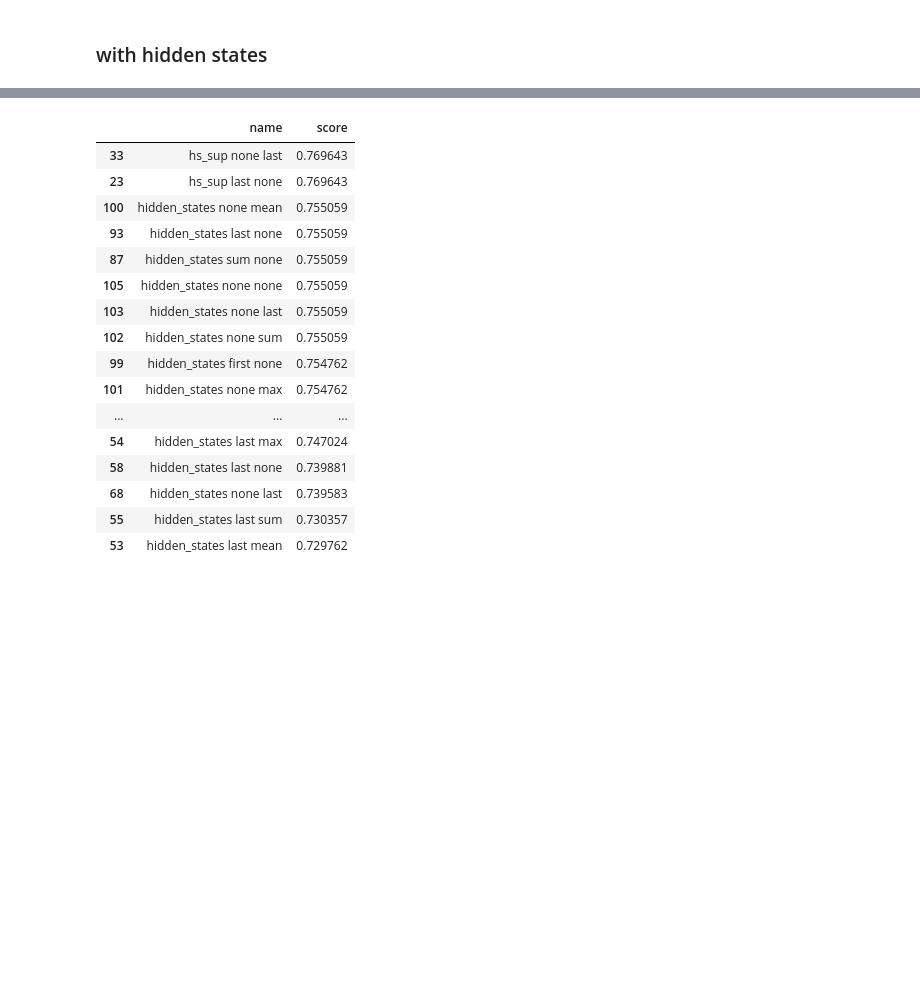
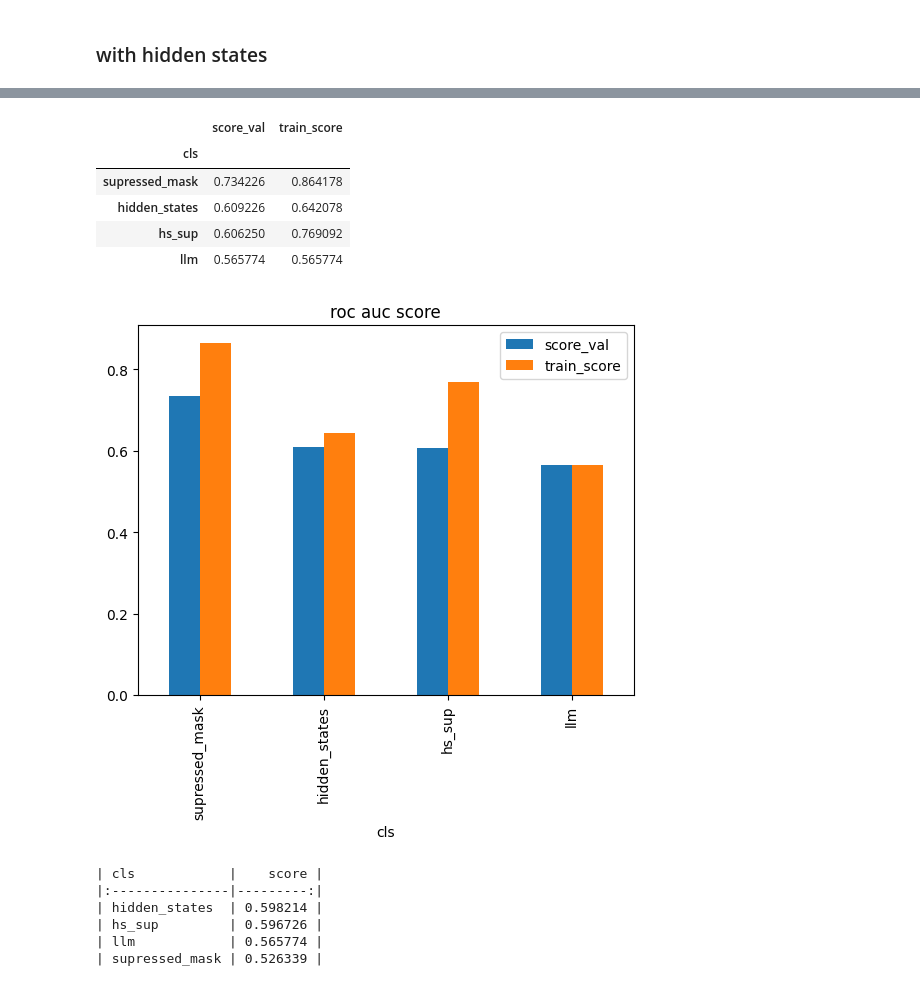
Before and after one commit to wassname/activation_store, a Jupyter notebook: nbs/TQA_regr.ipynb, the cells around one changed output, grey strips where cells are left out. Drawn from its saved outputs; the diff is of its cells as text; code cells hidden in the pictures; blank space fills up the shorter version.

```diff
--- a/nbs/TQA_regr.ipynb
+++ b/nbs/TQA_regr.ipynb
@@ -399,6 +225,7 @@ def roc_auc(y_true: Tensor, y_pred: Tensor) -> Tensor:
 # %%
-train_test_split = 200
-a, b=  ds_a2['llm_log_prob_true'] > 0, ds_a2['label']
-score = roc_auc(b[train_test_split:], a[train_test_split:])
-print(f'LLM score: {score:.2f} roc auc, n={len(a[train_test_split:])}')
+tt_split = 200
+a= torch.sigmoid(-ds_a2['llm_log_prob_true'])
+b =ds_a2['label']
+llm_score = roc_auc_score(b[tt_split:], a[tt_split:])
+print(f'LLM score: {llm_score:.2f} roc auc, n={len(a[tt_split:])}')
 # %% [output]
@@ -488,20 +437,24 @@ df
-# %%
-df.head(20)
-# %% [output]
-|  | name | score |
-| 33 | hs_sup none last | 0.769643 |
-| 23 | hs_sup last none | 0.769643 |
-| 100 | hidden_states none mean | 0.755059 |
-| 93 | hidden_states last none | 0.755059 |
-| 87 | hidden_states sum none | 0.755059 |
-| 105 | hidden_states none none | 0.755059 |
-| 103 | hidden_states none last | 0.755059 |
-| 102 | hidden_states none sum | 0.755059 |
-| 99 | hidden_states first none | 0.754762 |
-| 101 | hidden_states none max | 0.754762 |
-| ... | ... | ... |
-| 54 | hidden_states last max | 0.747024 |
-| 58 | hidden_states last none | 0.739881 |
-| 68 | hidden_states none last | 0.739583 |
-| 55 | hidden_states last sum | 0.730357 |
-| 53 | hidden_states last mean | 0.729762 |
+# %%
+df['cls'] = [x[0] for x in df.index.str.split(' ', expand=True)]
+ddf = df.groupby('cls').max().T
+ddf['llm'] = llm_score
+ddf = ddf.T.sort_values('score_val', ascending=False)
+ddf.plot(kind='bar', legend=True, title='roc auc score')
+ddf
+# %% [output]
+|  | score_val | train_score |
+| cls |  |  |
+| supressed_mask | 0.734226 | 0.864178 |
+| hidden_states | 0.609226 | 0.642078 |
+| hs_sup | 0.606250 | 0.769092 |
+| llm | 0.565774 | 0.565774 |
+[figure, added]
+# %%
+print(ddf.sort_values('score', ascending=False).to_markdown())
+# %% [output]
+| cls            |    score |
+|:---------------|---------:|
+| hidden_states  | 0.598214 |
+| hs_sup         | 0.596726 |
+| llm            | 0.565774 |
+| supressed_mask | 0.526339 |
```
Also changed, not shown: parts of 19 cells of this notebook, 3 other files.
